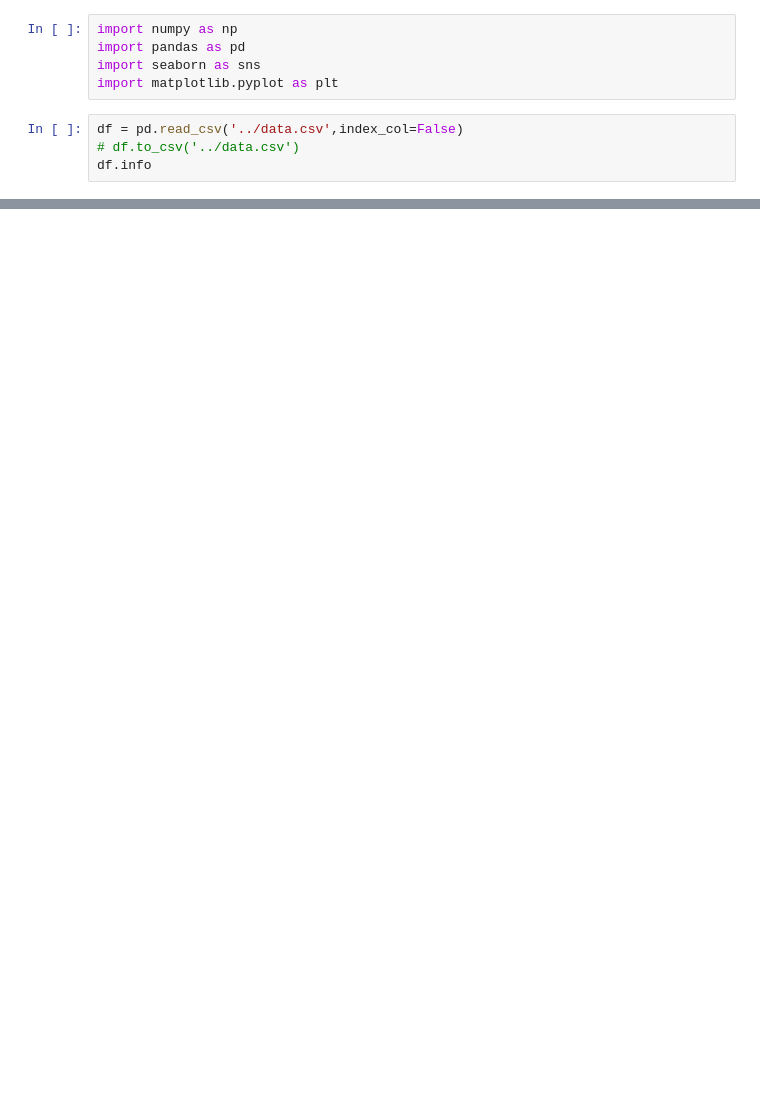
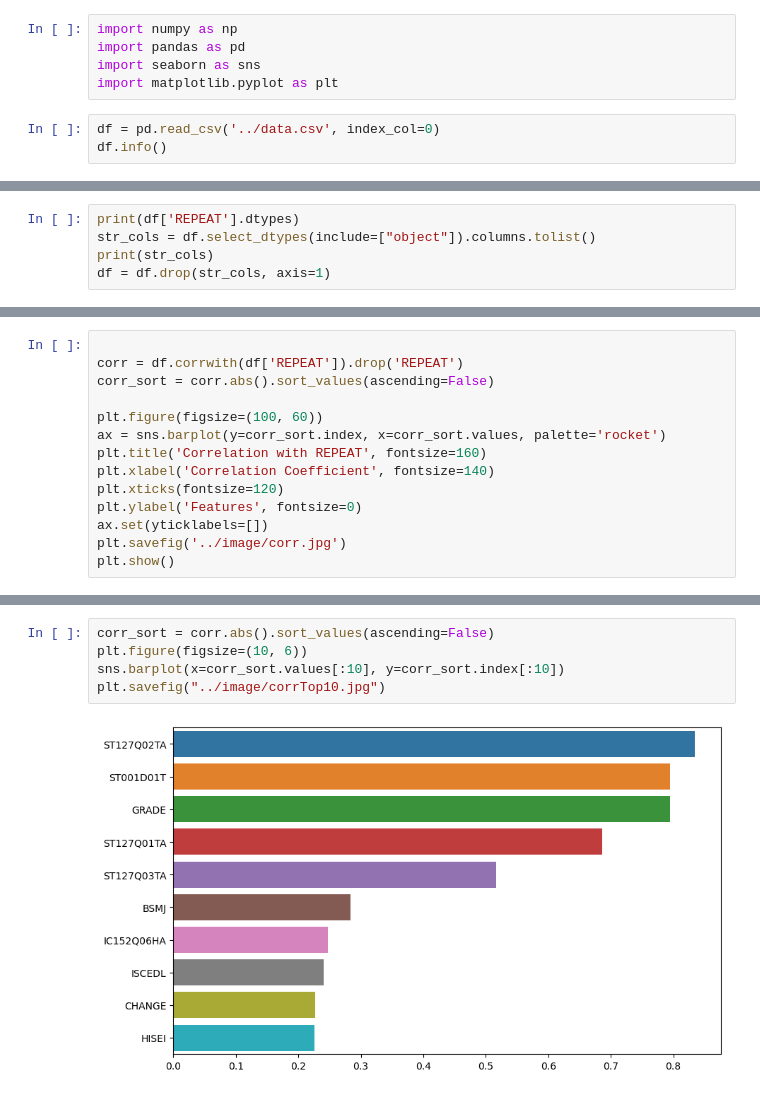
Before and after one commit to howlin0523/23S_Analysis_and_Practice_of_the_Data, a Jupyter notebook: lab3/src/lab3.ipynb, the cells around one changed output, grey strips where cells are left out. Saved outputs shown, nothing was run; the diff lists cells and outputs as text; blank space fills up the shorter version.

```diff
--- a/lab3/src/lab3.ipynb
+++ b/lab3/src/lab3.ipynb
@@ -4,7 +4,6 @@ import pandas as pd
 import seaborn as sns
 import matplotlib.pyplot as plt
 # %%
-df = pd.read_csv('../data.csv',index_col=False)
-# df.to_csv('../data.csv')
-df.info
+df = pd.read_csv('../data.csv', index_col=0)
+df.info()
 # %% [output]
@@ -55,0 +15,5 @@ Length: 42176, dtype: float64
+# %%
+print(df['REPEAT'].dtypes)
+str_cols = df.select_dtypes(include=["object"]).columns.tolist()
+print(str_cols)
+df = df.drop(str_cols, axis=1)
@@ -55,0 +23,14 @@ Length: 42176, dtype: float64
+# %%
+
+corr = df.corrwith(df['REPEAT']).drop('REPEAT')
+corr_sort = corr.abs().sort_values(ascending=False)
+
+plt.figure(figsize=(100, 60))
+ax = sns.barplot(y=corr_sort.index, x=corr_sort.values, palette='rocket')
+plt.title('Correlation with REPEAT', fontsize=160)
+plt.xlabel('Correlation Coefficient', fontsize=140)
+plt.xticks(fontsize=120)
+plt.ylabel('Features', fontsize=0)
+ax.set(yticklabels=[])
+plt.savefig('../image/corr.jpg')
+plt.show()
@@ -55,0 +39,7 @@ Length: 42176, dtype: float64
+# %%
+corr_sort = corr.abs().sort_values(ascending=False)
+plt.figure(figsize=(10, 6))
+sns.barplot(x=corr_sort.values[:10], y=corr_sort.index[:10])
+plt.savefig("../image/corrTop10.jpg")
+# %% [output]
+[figure, added]
```
Also changed, not shown: parts of 14 cells of this notebook, 12 other files.
